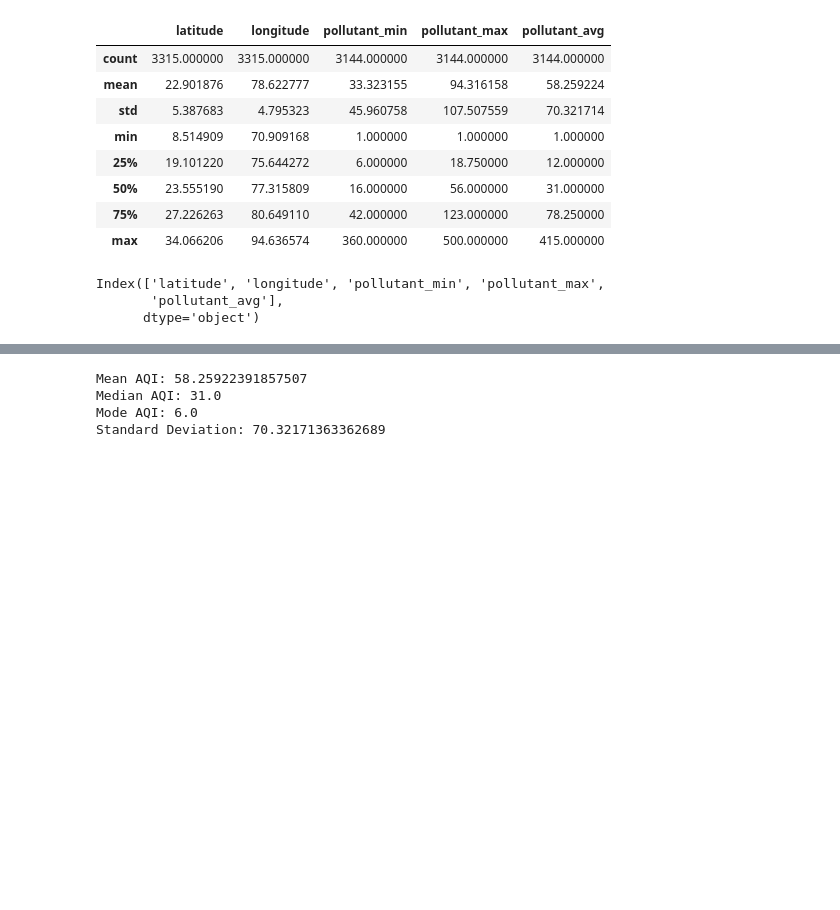
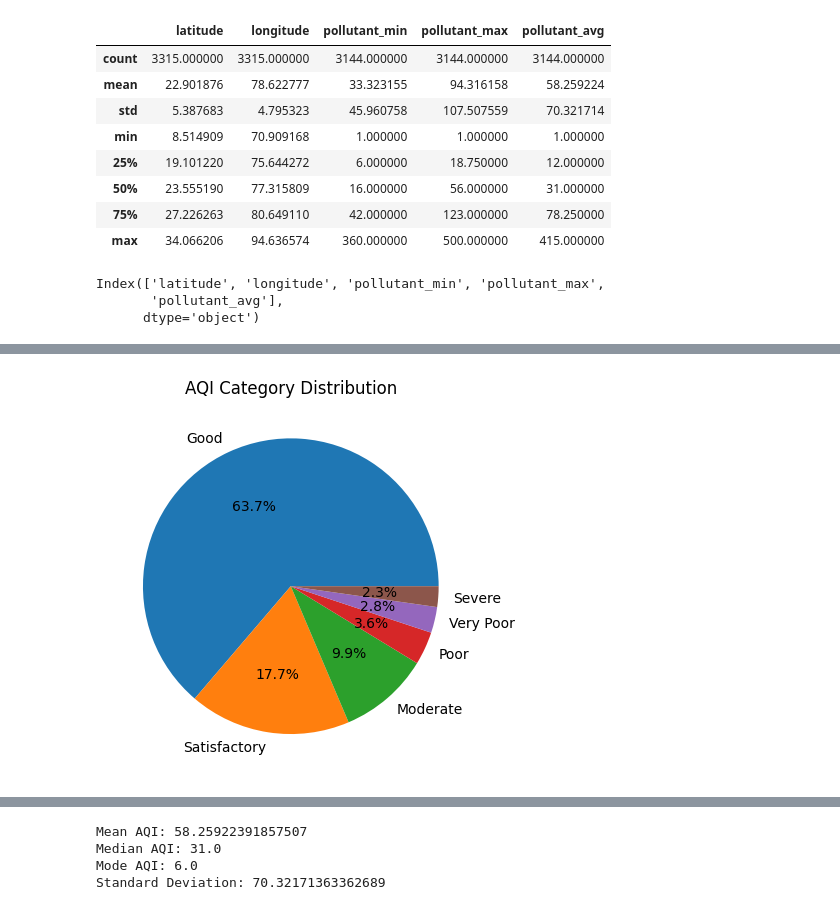
Before and after one commit to Rasika3414/Future-Minds, a Jupyter notebook: Untitled5 (1).ipynb, the cells around one changed output, grey strips where cells are left out. Drawn from its saved outputs; the diff is of its cells as text; code cells hidden in the pictures; blank space fills up the shorter version.

```diff
--- a/Untitled5 (1).ipynb
+++ b/Untitled5 (1).ipynb
@@ -75,0 +87,16 @@ Index(['latitude', 'longitude', 'pollutant_min', 'pollutant_max',
+# %%
+df = df.copy()
+# %%
+bins = [0, 50, 100, 150, 200, 300, 500]
+labels = ['Good', 'Satisfactory', 'Moderate', 'Poor', 'Very Poor', 'Severe']
+
+df['AQI_Category'] = pd.cut(df['pollutant_avg'], bins=bins, labels=labels)
+
+aqi_counts = df['AQI_Category'].value_counts()
+
+plt.figure()
+plt.pie(aqi_counts, labels=aqi_counts.index, autopct='%1.1f%%')
+plt.title('AQI Category Distribution')
+plt.show()
+# %% [output]
+[figure, added]
```
Also changed, not shown: parts of 5 cells of this notebook.
